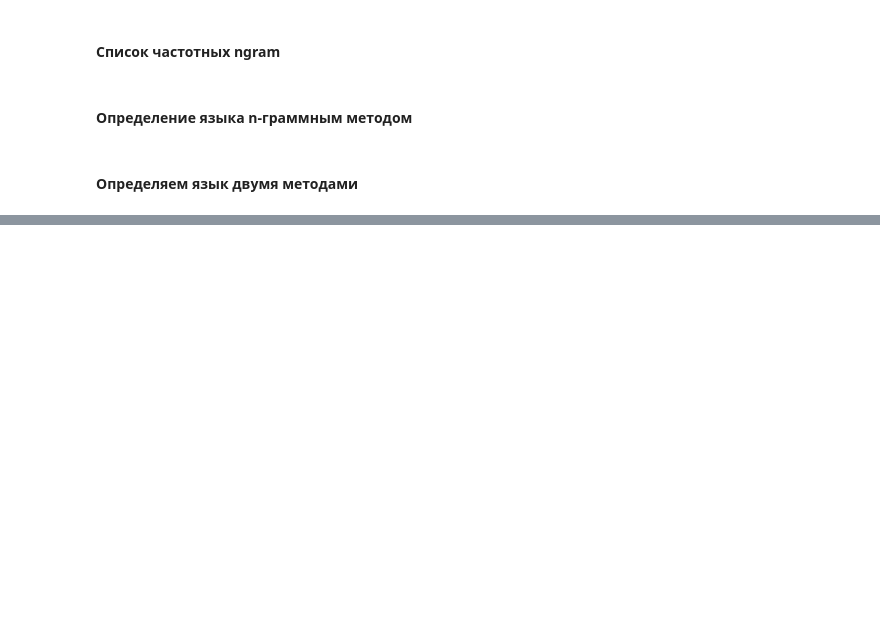
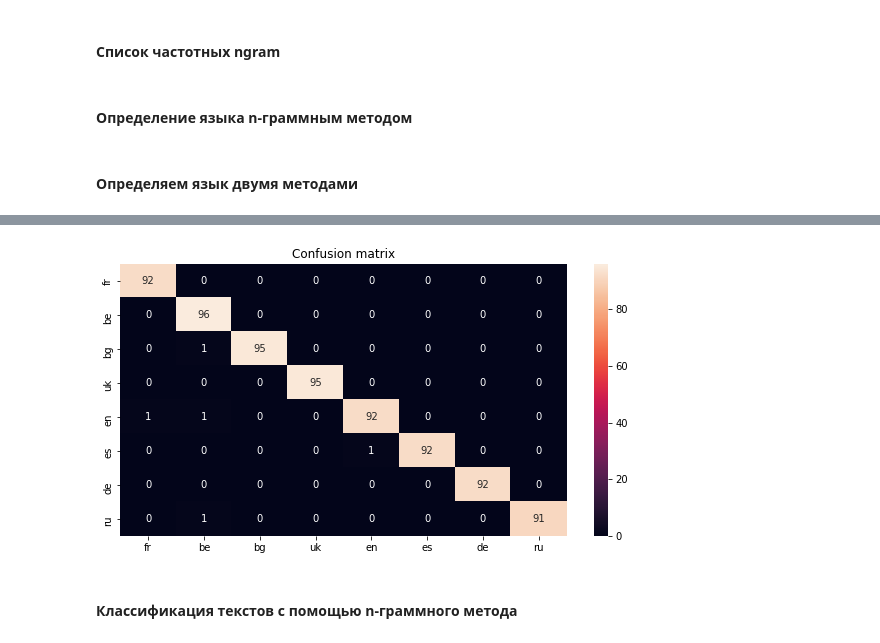
Before and after one commit to panteleeva48/AOT_HW, a Jupyter notebook: HW2/HW2_Panteleeva_DetectLang.ipynb, the cells around one changed output, grey strips where cells are left out. Saved outputs shown, nothing was run; the diff lists cells and outputs as text; code cells hidden in the pictures; blank space fills up the shorter version.

```diff
--- a/HW2/HW2_Panteleeva_DetectLang.ipynb
+++ b/HW2/HW2_Panteleeva_DetectLang.ipynb
@@ -195,0 +230,5 @@ n-граммный метод:  fr
+# %%
+wiki_texts_test = {}
+for lang in langs:
+    wiki_texts_test[lang] = get_texts_for_lang(lang, 100)
+    print(lang, len(wiki_texts_test[lang]))
@@ -195,0 +286,5 @@ n-граммный метод:  fr
+# %%
+def predict_lang_corp(text, most_freq):
+    return corpus_method(text, most_freq)
+def predict_lang_n(text, most_freq_n):
+    return ngram_method(text, most_freq_n)
@@ -195,0 +293,12 @@ n-граммный метод:  fr
+# %%
+true_labels_corp = []
+predicted_labels_corp = []
+true_labels_n = []
+predicted_labels_n = []
+
+for lang in wiki_texts_test:
+    for text in wiki_texts_test[lang]:
+        true_labels_corp.append(lang)
+        predicted_labels_corp.append(predict_lang_corp(text, most_freq))
+        true_labels_n.append(lang)
+        predicted_labels_n.append(predict_lang_n(text, most_freq_n))
@@ -195,0 +322,13 @@ n-граммный метод:  fr
+# %%
+labels_corp = list(set(true_labels_corp))
+# %%
+fig, ax = plt.subplots(figsize=(10,5))
+sns.heatmap(data=confusion_matrix(true_labels_corp, predicted_labels_corp, labels = labels_corp),
+            annot=True,
+            fmt="d", xticklabels=labels_corp, yticklabels=labels_corp, ax=ax)
+plt.title("Confusion matrix")
+plt.show()
+# %% [output]
+[figure, added]
+# %% [markdown]
+#### Классификация текстов с помощью n-граммного метода
```
Also changed, not shown: parts of 23 cells of this notebook.
